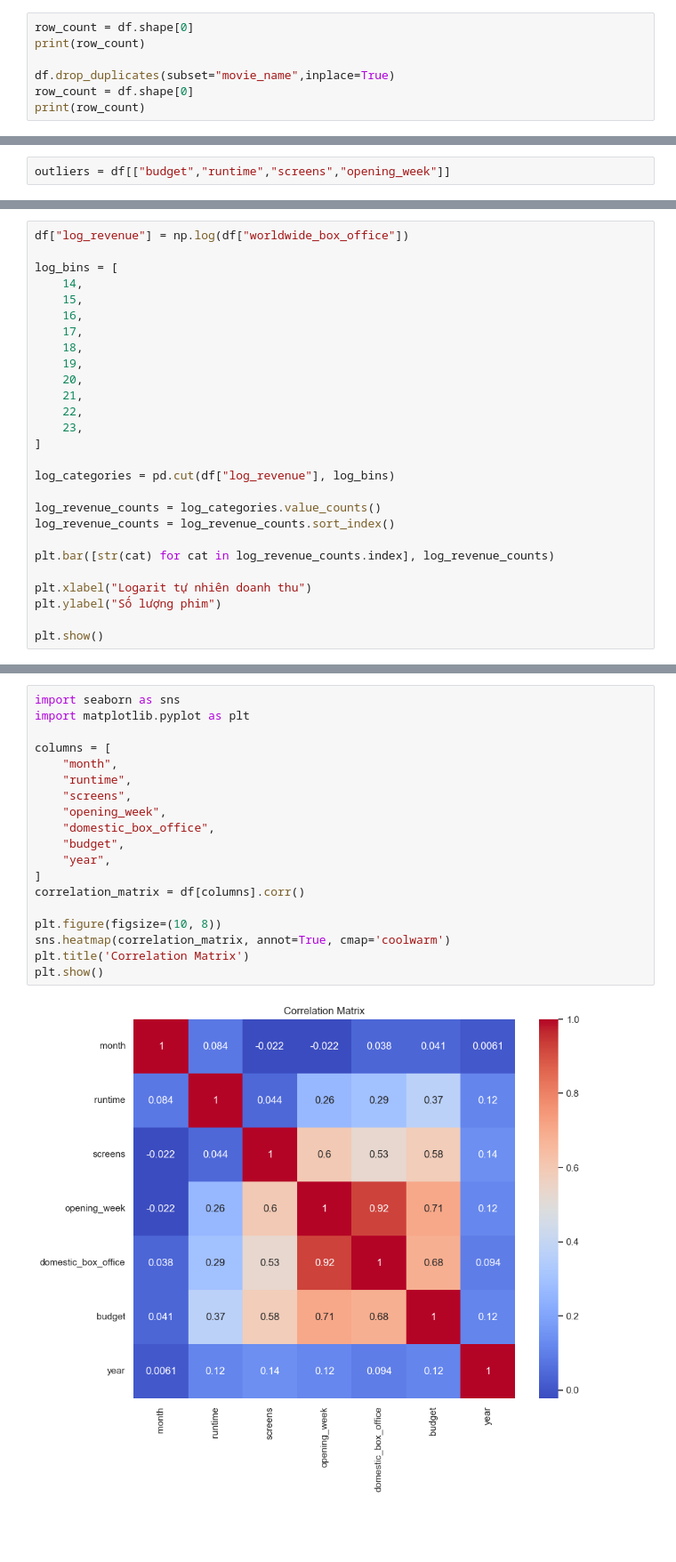
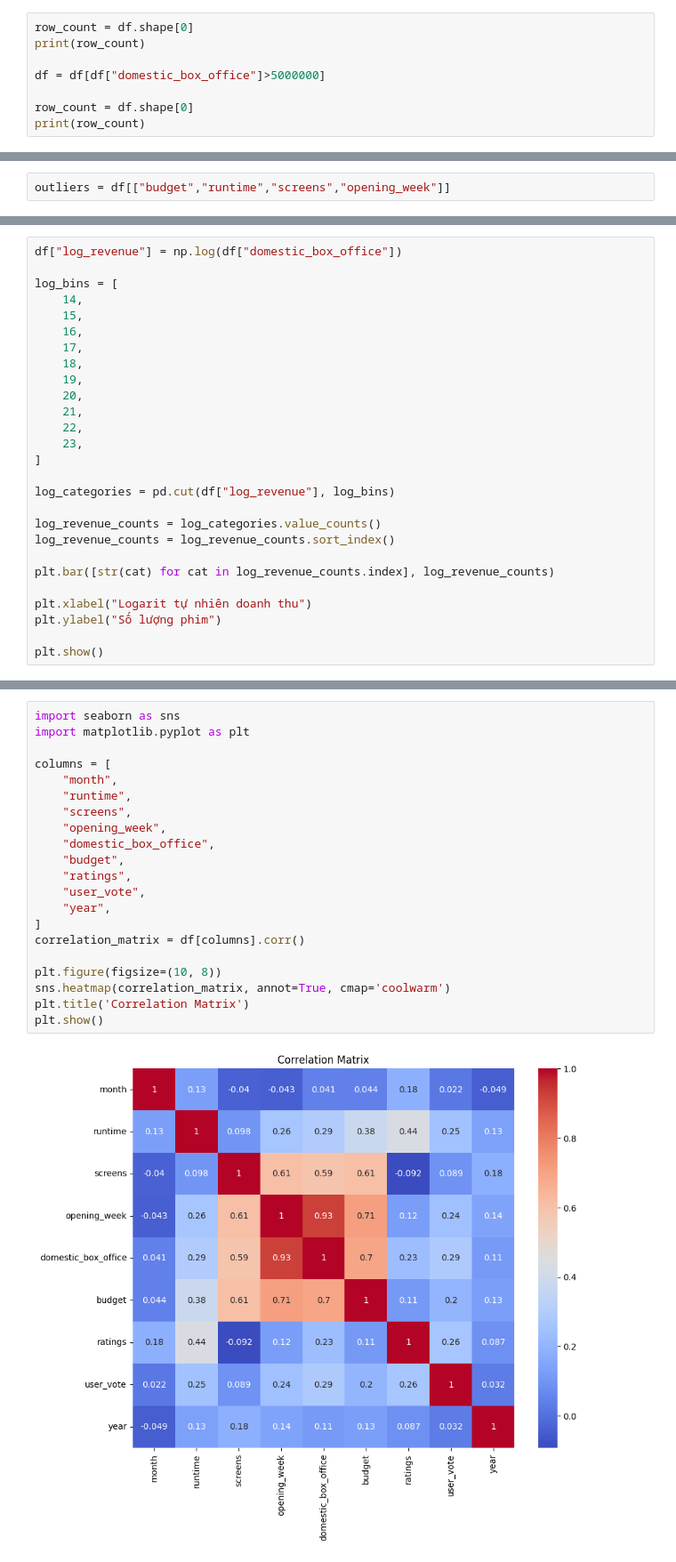
Before and after one commit to QuanTH02/2023.2-Data-Science, a Jupyter notebook: test.ipynb, the cells around one changed output, grey strips where cells are left out. Shown at 89% size. Saved outputs shown, nothing was run; the diff lists cells and outputs as text; blank space fills up the shorter version.

```diff
--- a/test.ipynb
+++ b/test.ipynb
@@ -76,7 +76,8 @@ dtype: int64
 row_count = df.shape[0]
 print(row_count)
 
-df.drop_duplicates(subset="movie_name",inplace=True)
+df = df[df["domestic_box_office"]>5000000]
+
 row_count = df.shape[0]
 print(row_count)
 # %% [output]
@@ -272,5 +273,5 @@ Name: count, dtype: int64
 # %%
-df["log_revenue"] = np.log(df["worldwide_box_office"])
+df["log_revenue"] = np.log(df["domestic_box_office"])
 
 log_bins = [
     14,
@@ -323,24 +324,26 @@ plt.show()
 # %%
 import seaborn as sns
 import matplotlib.pyplot as plt
 
 columns = [
     "month",
     "runtime",
     "screens",
     "opening_week",
     "domestic_box_office",
     "budget",
+    "ratings",
+    "user_vote",
     "year",
 ]
 correlation_matrix = df[columns].corr()
 
 plt.figure(figsize=(10, 8))
 sns.heatmap(correlation_matrix, annot=True, cmap='coolwarm')
 plt.title('Correlation Matrix')
 plt.show()
 # %% [output]
-[figure, old version]
+[figure, new version]
 # %%
 from sklearn.model_selection import train_test_split
 from sklearn.ensemble import RandomForestRegressor
```
Also changed, not shown: parts of 7 cells of this notebook.
